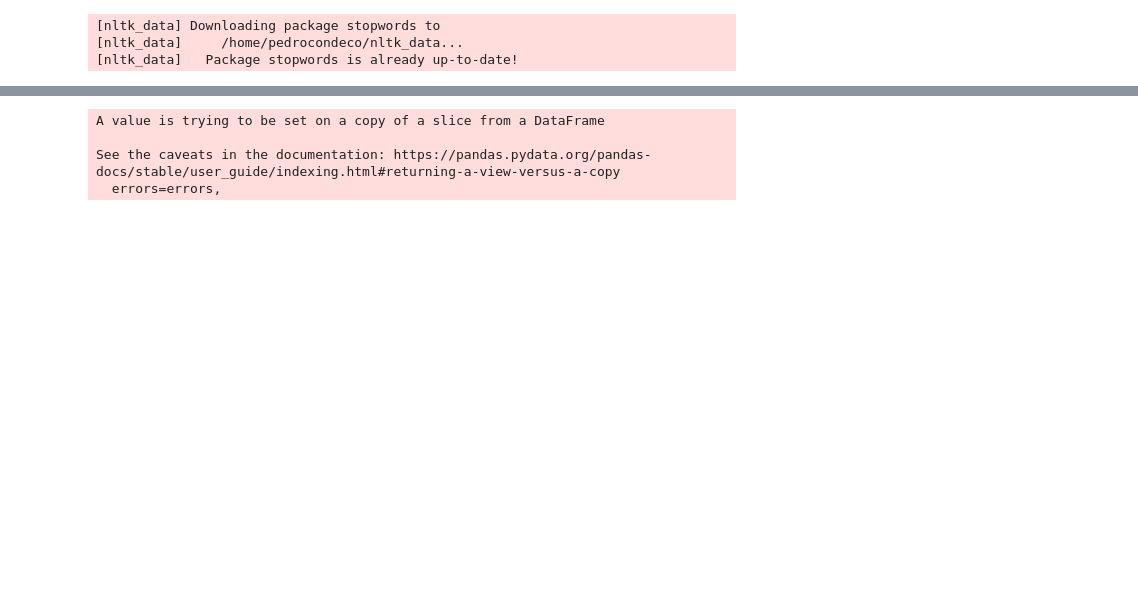
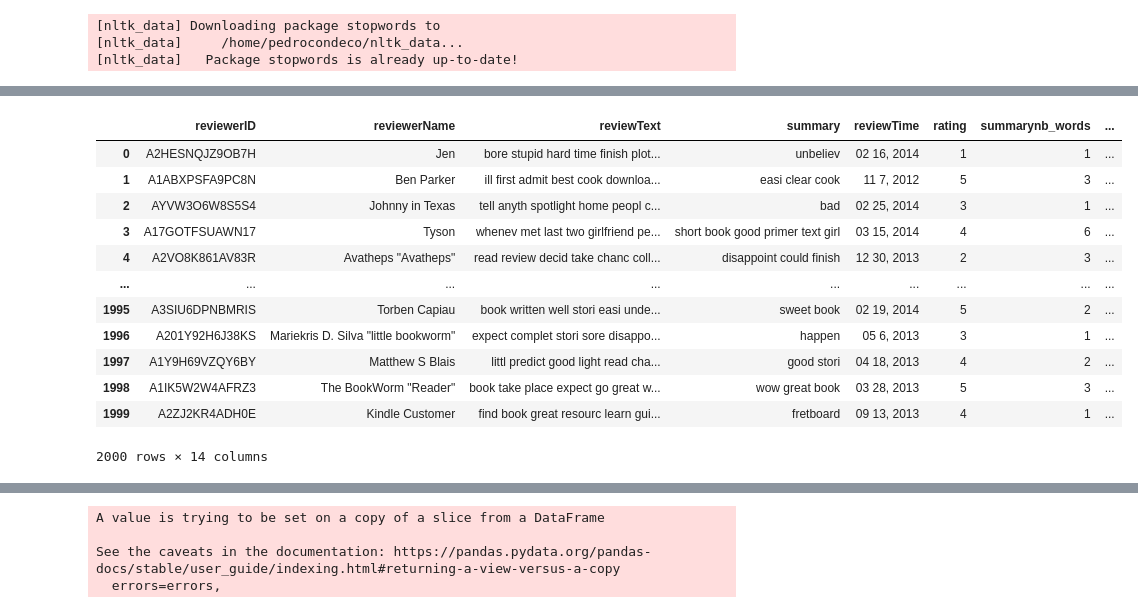
Before and after one commit to TC-AVNP/hackthon4, a Jupyter notebook: notebook.ipynb, the cells around one changed output, grey strips where cells are left out. Cells and saved outputs as stored; diff of their text form; code cells hidden in the pictures; blank space fills up the shorter version.

```diff
--- a/notebook.ipynb
+++ b/notebook.ipynb
@@ -299,7 +392,7 @@ Shape:  (49992, 9)
 | 9 | A3PZTH1DTX6O6B | H. F. Gibbard "History Buff" | legendari pornograph larri flynt ... | 4 | fun occasion debat histori presid... | 06 11, 2011 | 5 | 4 | ... |
 # %%
 # Add label to df (without this it's not possible to train the model)
-df[label] = TransformLabels(threshold=.5).fit_transform(df)
+df[label] = TransformLabels(threshold=.75).fit_transform(df)
 # Show label distribution
 pc.showColumnDistribution(df,label)
 # %% [output]
@@ -312,4 +406,5 @@ Name: label, dtype: int64
 Nan Values:  0
 # %%
 # Drop bad stuff?
-# df = df[df[label] != 5]
+df = df[df[label] != 5]
+pc.showColumnDistribution(df,label)
@@ -315,0 +428,40 @@ Nan Values:  0
+# %%
+# df
+docs_reviewText = df['reviewText'].tolist()
+docs_summary = df['summary'].tolist()
+
+# df to generalize
+docs_reviewText_generalize = df_to_generalize['reviewText'].tolist()
+docs_summary_generalize = df_to_generalize['summary'].tolist()
+
+nlp = spacy.load('en_core_web_sm')
+# %%
+# df
+nlp_docs__docs_reviewText = list(tqdm(nlp.pipe(docs_reviewText), total=len(docs_reviewText)))
+nlp_docs__docs_summary = list(tqdm(nlp.pipe(docs_summary), total=len(docs_summary)))
+
+# df to generalize
+nlp_docs__docs_reviewText_generalize = list(tqdm(nlp.pipe(docs_reviewText_generalize), total=len(docs_reviewText_generalize)))
+nlp_docs__docs_summary_generalize = list(tqdm(nlp.pipe(docs_summary_generalize), total=len(docs_summary_generalize)))
+# %%
+# df
+add_extra_features(df, "summary", docs_summary, nlp_docs__docs_summary)
+add_extra_features(df, "reviewText", docs_reviewText, nlp_docs__docs_reviewText)
+
+# df to generalize
+add_extra_features(df_to_generalize, "summary", docs_summary_generalize, nlp_docs__docs_summary_generalize)
+add_extra_features(df_to_generalize, "reviewText", docs_reviewText_generalize, nlp_docs__docs_reviewText_generalize)
+# %% [output]
+|  | reviewerID | reviewerName | reviewText | summary | reviewTime | rating | summarynb_words | ... |
+| 0 | A2HESNQJZ9OB7H | Jen | bore stupid hard time finish plot... | unbeliev | 02 16, 2014 | 1 | 1 | ... |
+| 1 | A1ABXPSFA9PC8N | Ben Parker | ill first admit best cook downloa... | easi clear cook | 11 7, 2012 | 5 | 3 | ... |
+| 2 | AYVW3O6W8S5S4 | Johnny in Texas | tell anyth spotlight home peopl c... | bad | 02 25, 2014 | 3 | 1 | ... |
+| 3 | A17GOTFSUAWN17 | Tyson | whenev met last two girlfriend pe... | short book good primer text girl | 03 15, 2014 | 4 | 6 | ... |
+| 4 | A2VO8K861AV83R | Avatheps "Avatheps" | read review decid take chanc coll... | disappoint could finish | 12 30, 2013 | 2 | 3 | ... |
+| ... | ... | ... | ... | ... | ... | ... | ... | ... |
+| 1995 | A3SIU6DPNBMRIS | Torben Capiau | book written well stori easi unde... | sweet book | 02 19, 2014 | 5 | 2 | ... |
+| 1996 | A201Y92H6J38KS | Mariekris D. Silva "little bookworm" | expect complet stori sore disappo... | happen | 05 6, 2013 | 3 | 1 | ... |
+| 1997 | A1Y9H69VZQY6BY | Matthew S Blais | littl predict good light read cha... | good stori | 04 18, 2013 | 4 | 2 | ... |
+| 1998 | A1IK5W2W4AFRZ3 | The BookWorm "Reader" | book take place expect go great w... | wow great book | 03 28, 2013 | 5 | 3 | ... |
+| 1999 | A2ZJ2KR4ADH0E | Kindle Customer | find book great resourc learn gui... | fretboard | 09 13, 2013 | 4 | 1 | ... |
+2000 rows × 14 columns
```
Also changed, not shown: parts of 11 cells of this notebook, 4 other files.
